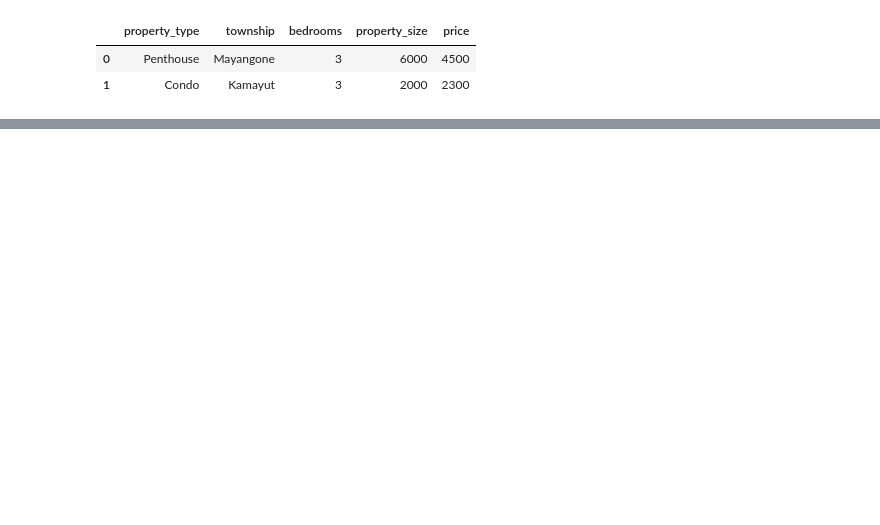
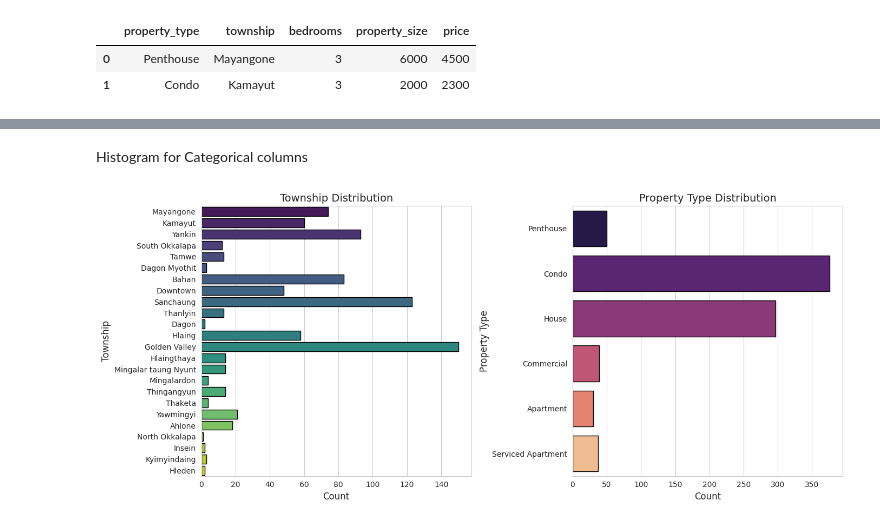
Before and after one commit to EiPhyuSinn/Data_science_end_to_end, a Jupyter notebook: EDA/data_analysis.ipynb, the cells around one changed output, grey strips where cells are left out. Cells and saved outputs as stored; diff of their text form; code cells hidden in the pictures; blank space fills up the shorter version.

```diff
--- a/EDA/data_analysis.ipynb
+++ b/EDA/data_analysis.ipynb
@@ -91,0 +232,25 @@ df.head(2)
+# %% [markdown]
+Histogram for Categorical columns
+# %%
+import matplotlib.pyplot as plt
+import seaborn as sns
+
+sns.set_style("whitegrid")
+fig, axes = plt.subplots(1, 2, figsize=(14, 6))
+
+sns.countplot(y='township', data=data, hue='township', ax=axes[0],
+              palette="viridis", edgecolor='black', dodge=False, legend=False)
+axes[0].set_title('Township Distribution', fontsize=14)
+axes[0].set_xlabel('Count', fontsize=12)
+axes[0].set_ylabel('Township', fontsize=12)
+
+sns.countplot(y='property_type', data=data, hue='property_type', ax=axes[1],
+              palette="magma", edgecolor='black', dodge=False, legend=False)
+axes[1].set_title('Property Type Distribution', fontsize=14)
+axes[1].set_xlabel('Count', fontsize=12)
+axes[1].set_ylabel('Property Type', fontsize=12)
+
+plt.tight_layout()
+plt.show()
+# %% [output]
+[figure, added]
```
Also changed, not shown: parts of 22 cells of this notebook.
